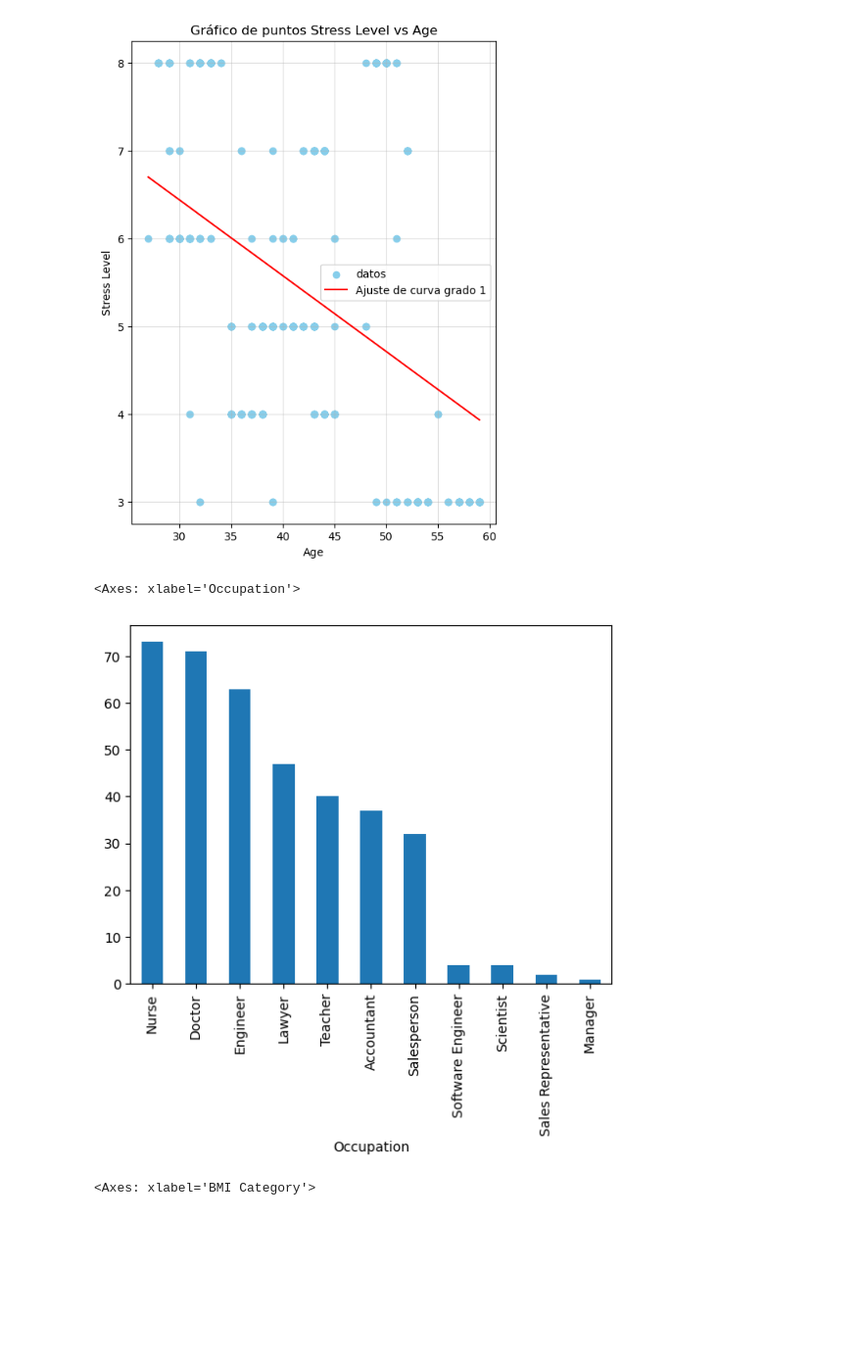
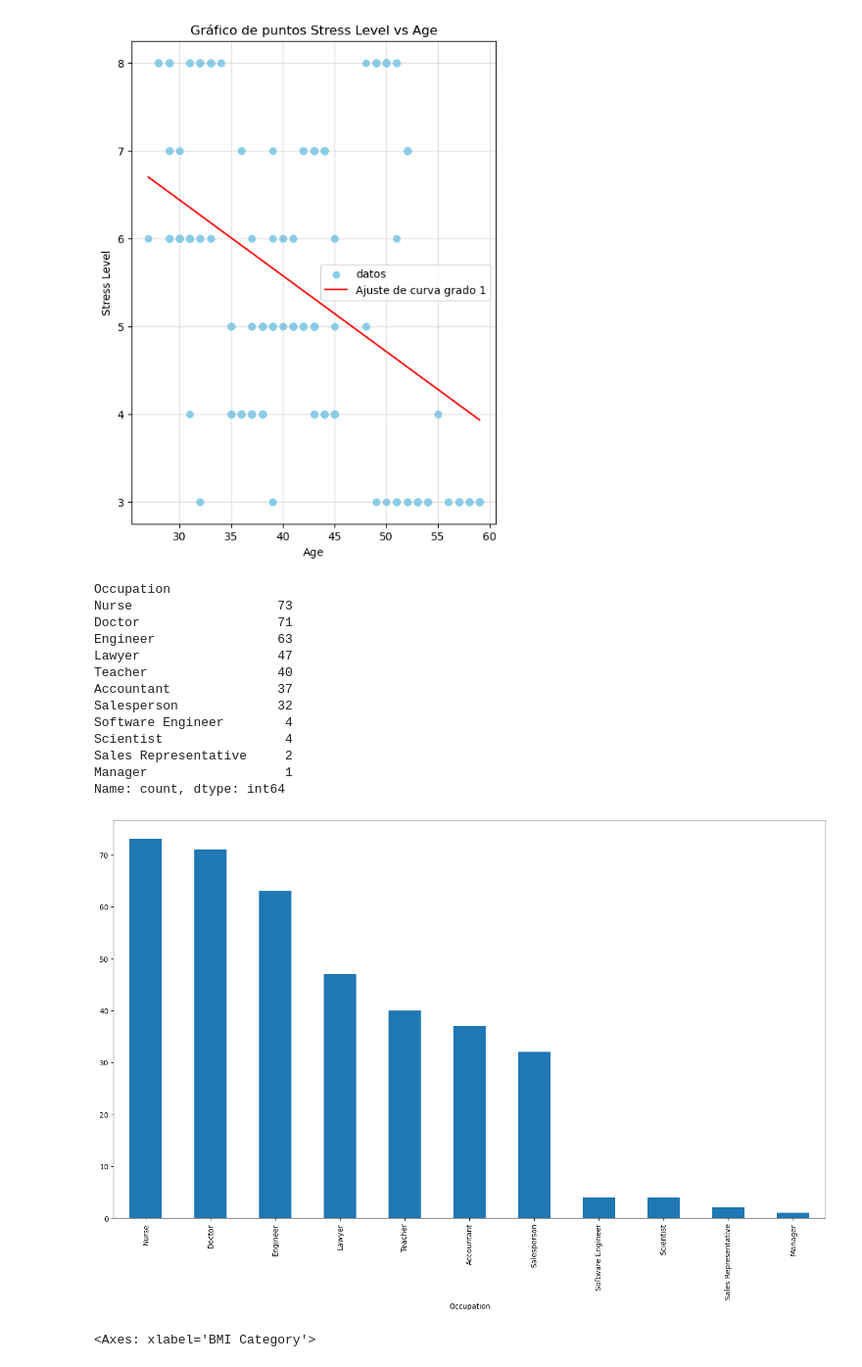
Before and after one commit to Brokolito/HAD-ModProba, a Jupyter notebook: data_work.ipynb, the cells around one changed output. Shown at 98% size. Drawn from its saved outputs; the diff is of its cells as text; code cells hidden in the pictures; blank space fills up the shorter version.

```diff
--- a/data_work.ipynb
+++ b/data_work.ipynb
@@ -126,9 +139,22 @@ plt.show()
 # %%
 profesiones_count=data["Occupation"].value_counts()
 profesiones_count.plot(kind="bar")
+profesiones_count
 # %% [output]
-<Axes: xlabel='Occupation'>
+Occupation
+Nurse                   73
+Doctor                  71
+Engineer                63
+Lawyer                  47
+Teacher                 40
+Accountant              37
+Salesperson             32
+Software Engineer        4
+Scientist                4
+Sales Representative     2
+Manager                  1
+Name: count, dtype: int64
-[figure, old version]
+[figure, new version]
 # %%
 age_count=data["BMI Category"].value_counts()
 age_count.plot(kind="bar")
```
Also changed, not shown: parts of 8 cells of this notebook.
